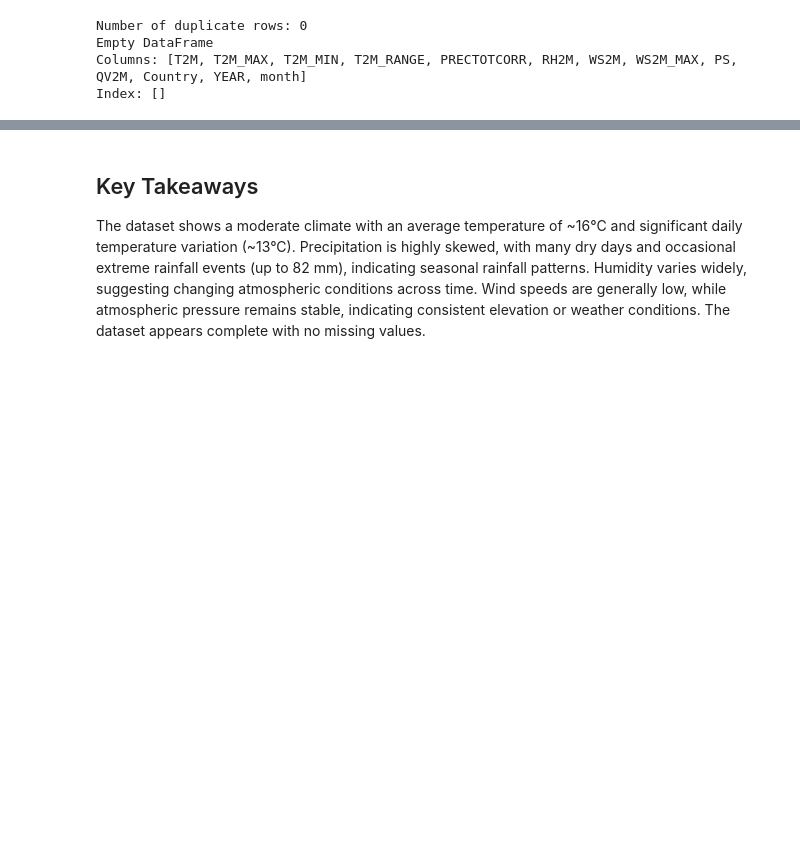
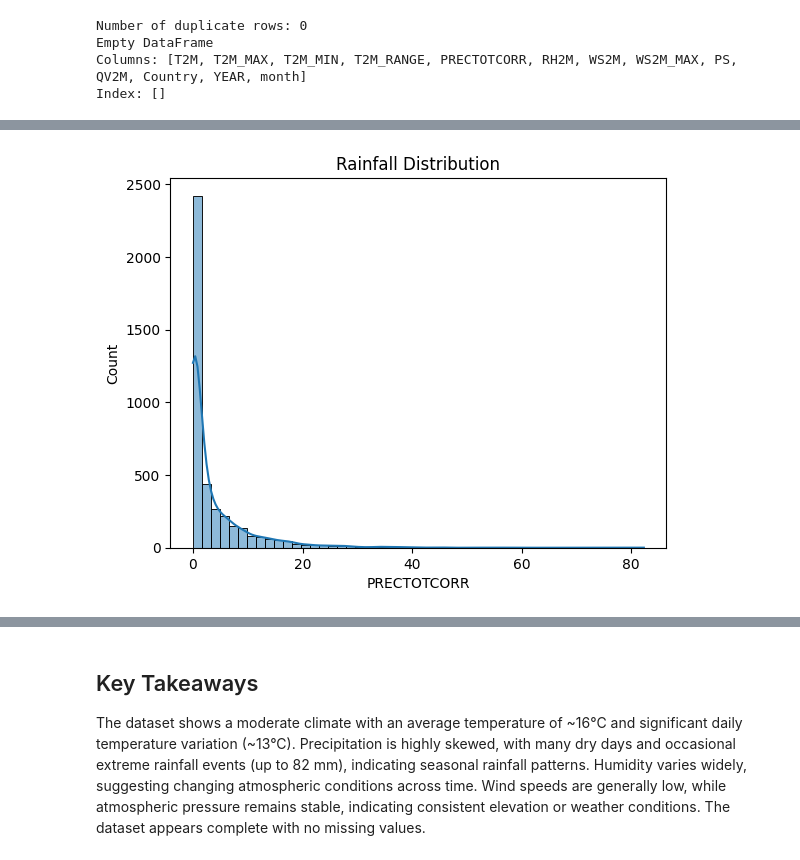
Before and after one commit to bemnetne/climate-challenge-week0, a Jupyter notebook: notebooks/ethiopia_eda.ipynb, the cells around one changed output, grey strips where cells are left out. Cells and saved outputs as stored; diff of their text form; code cells hidden in the pictures; blank space fills up the shorter version.

```diff
--- a/notebooks/ethiopia_eda.ipynb
+++ b/notebooks/ethiopia_eda.ipynb
@@ -102,0 +124,6 @@ df.describe(include="number")
+# %%
+sns.histplot(df["PRECTOTCORR"], bins=50, kde=True)
+plt.title("Rainfall Distribution")
+plt.show()
+# %% [output]
+[figure, added]
```
Also changed, not shown: parts of 10 cells of this notebook.
